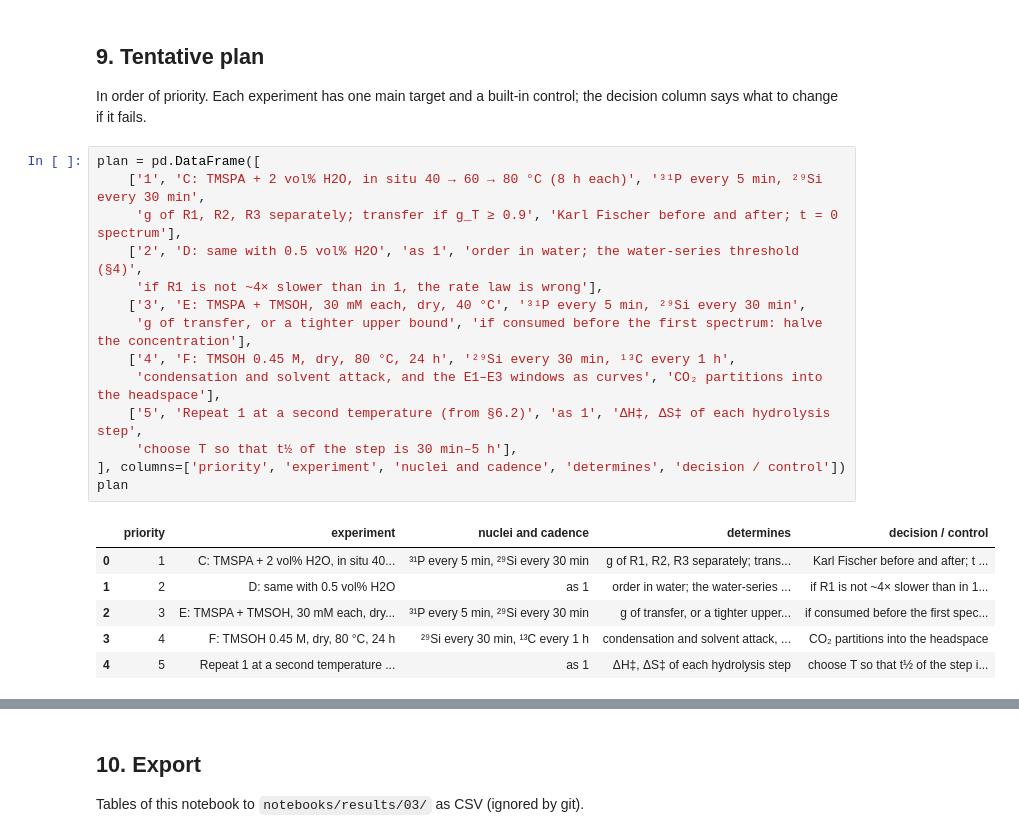
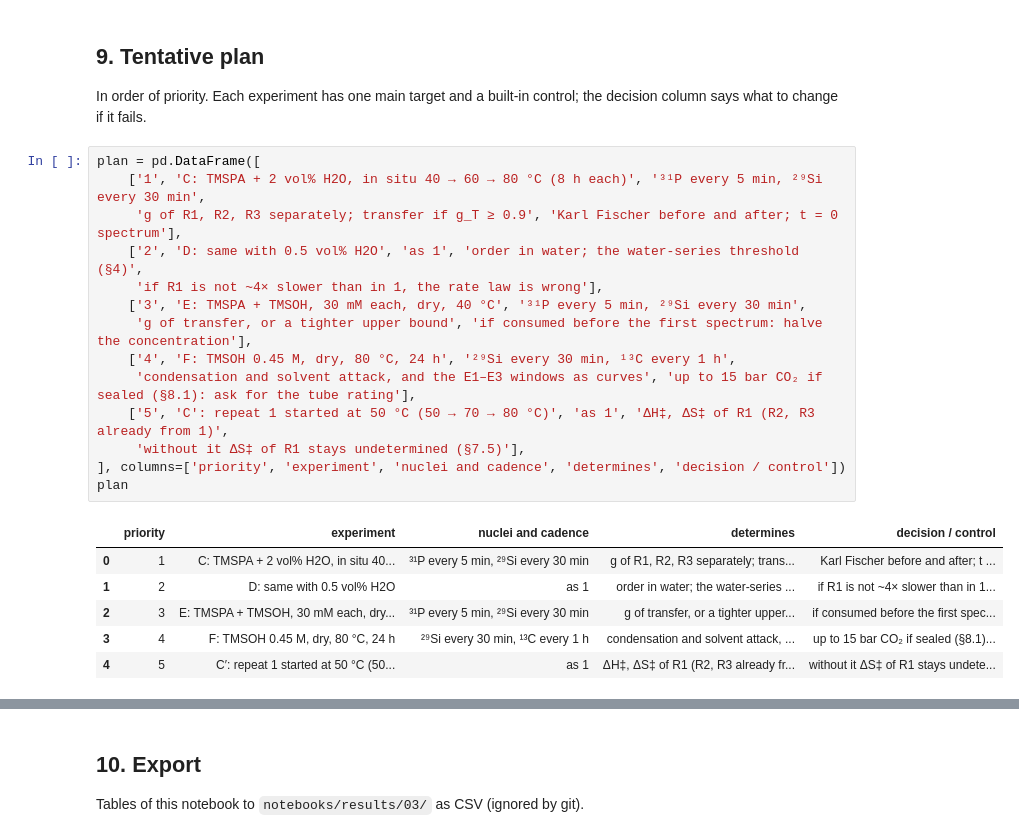
Before and after one commit to yralcaraz/atom-to-reactor, a Jupyter notebook: notebooks/03_experiment_plan.ipynb, the cells around one changed output, grey strips where cells are left out. Drawn from its saved outputs; the diff is of its cells as text.

```diff
--- a/notebooks/03_experiment_plan.ipynb
+++ b/notebooks/03_experiment_plan.ipynb
@@ -640,24 +1049,24 @@ In order of priority. Each experiment has one main target and a built-in control
 # %%
 plan = pd.DataFrame([
     ['1', 'C: TMSPA + 2 vol% H2O, in situ 40 → 60 → 80 °C (8 h each)', '³¹P every 5 min, ²⁹Si every 30 min',
      'g of R1, R2, R3 separately; transfer if g_T ≥ 0.9', 'Karl Fischer before and after; t = 0 spectrum'],
     ['2', 'D: same with 0.5 vol% H2O', 'as 1', 'order in water; the water-series threshold (§4)',
      'if R1 is not ~4× slower than in 1, the rate law is wrong'],
     ['3', 'E: TMSPA + TMSOH, 30 mM each, dry, 40 °C', '³¹P every 5 min, ²⁹Si every 30 min',
      'g of transfer, or a tighter upper bound', 'if consumed before the first spectrum: halve the concentration'],
     ['4', 'F: TMSOH 0.45 M, dry, 80 °C, 24 h', '²⁹Si every 30 min, ¹³C every 1 h',
-     'condensation and solvent attack, and the E1–E3 windows as curves', 'CO₂ partitions into the headspace'],
-    ['5', 'Repeat 1 at a second temperature (from §6.2)', 'as 1', 'ΔH‡, ΔS‡ of each hydrolysis step',
-     'choose T so that t½ of the step is 30 min–5 h'],
+     'condensation and solvent attack, and the E1–E3 windows as curves', 'up to 15 bar CO₂ if sealed (§8.1): ask for the tube rating'],
+    ['5', 'C′: repeat 1 started at 50 °C (50 → 70 → 80 °C)', 'as 1', 'ΔH‡, ΔS‡ of R1 (R2, R3 already from 1)',
+     'without it ΔS‡ of R1 stays undetermined (§7.5)'],
 ], columns=['priority', 'experiment', 'nuclei and cadence', 'determines', 'decision / control'])
 plan
 # %% [output]
 |  | priority | experiment | nuclei and cadence | determines | decision / control |
 | 0 | 1 | C: TMSPA + 2 vol% H2O, in situ 40... | ³¹P every 5 min, ²⁹Si every 30 min | g of R1, R2, R3 separately; trans... | Karl Fischer before and after; t ... |
 | 1 | 2 | D: same with 0.5 vol% H2O | as 1 | order in water; the water-series ... | if R1 is not ~4× slower than in 1... |
 | 2 | 3 | E: TMSPA + TMSOH, 30 mM each, dry... | ³¹P every 5 min, ²⁹Si every 30 min | g of transfer, or a tighter upper... | if consumed before the first spec... |
-| 3 | 4 | F: TMSOH 0.45 M, dry, 80 °C, 24 h | ²⁹Si every 30 min, ¹³C every 1 h | condensation and solvent attack, ... | CO₂ partitions into the headspace |
-| 4 | 5 | Repeat 1 at a second temperature ... | as 1 | ΔH‡, ΔS‡ of each hydrolysis step | choose T so that t½ of the step i... |
+| 3 | 4 | F: TMSOH 0.45 M, dry, 80 °C, 24 h | ²⁹Si every 30 min, ¹³C every 1 h | condensation and solvent attack, ... | up to 15 bar CO₂ if sealed (§8.1)... |
+| 4 | 5 | C′: repeat 1 started at 50 °C (50... | as 1 | ΔH‡, ΔS‡ of R1 (R2, R3 already fr... | without it ΔS‡ of R1 stays undete... |
 # %% [markdown]
 **Questions for Jan Felix (NMR)**
 1. Can spectra be recorded in the magnet at 40–80 °C? How soon after mixing can the first one start, and how accurate is the sample temperature (±0.5 K assumed)?
```
Also changed, not shown: parts of 45 cells of this notebook, 22 other files.
